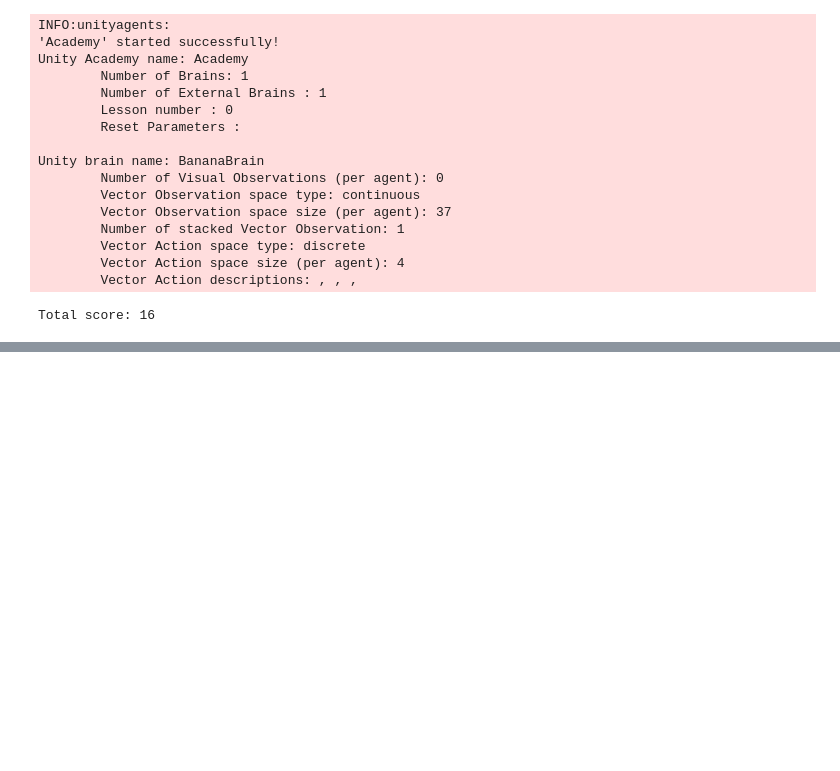
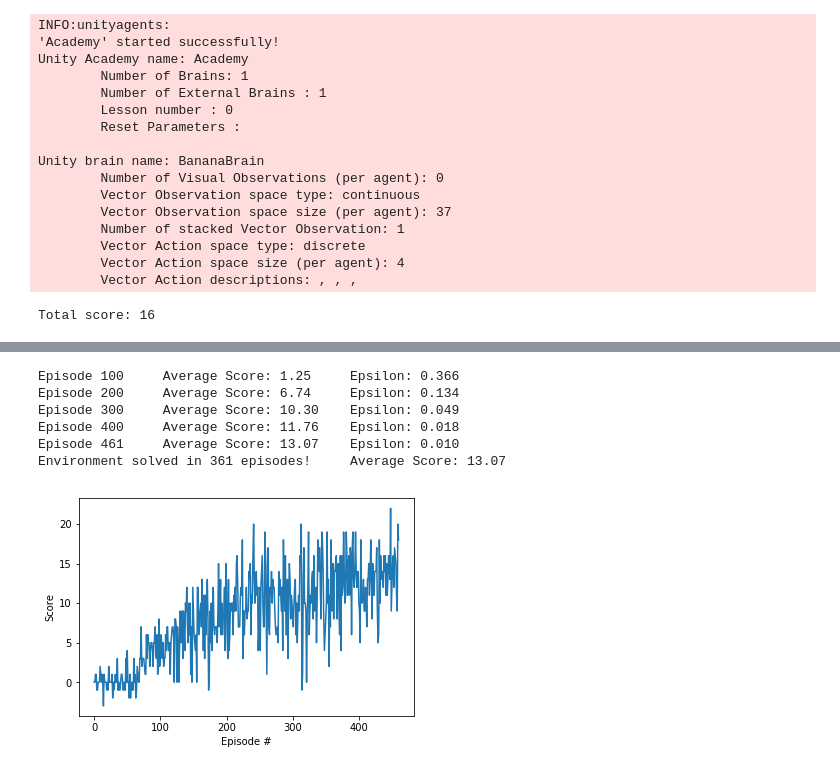
Before and after one commit to vaanxy/drlnd-p1-navigation, a Jupyter notebook: Navigation.ipynb, the cells around one changed output, grey strips where cells are left out. Drawn from its saved outputs; the diff is of its cells as text; code cells hidden in the pictures; blank space fills up the shorter version.

Commit message:
feat: implemented double dqn

```diff
--- a/Navigation.ipynb
+++ b/Navigation.ipynb
@@ -311,7 +321,7 @@ class Agent(object):
         for target_param, local_param in zip(target_model.parameters(), local_model.parameters()):
             target_param.data.copy_(tau*local_param.data + (1.0-tau)*target_param.data)
 # %%
-agent = Agent(state_size=state_size, action_size=action_size, seed=0, hidden_layer_sizes=[128, 64, 32])
+dqn_agent = DQNAgent(state_size=state_size, action_size=action_size, seed=0, hidden_layer_sizes=[128, 64, 32])
 # %% [output]
 Local Netwrok:
 DQNetwork(
@@ -332,7 +342,7 @@ DQNetwork(
   (output): Linear(in_features=32, out_features=4, bias=True)
 )
 # %%
-def dqn(n_episodes=600, max_t=1000, eps_start=1.0, eps_end=0.01, eps_decay=0.99):
+def dqn(agent, n_episodes=600, max_t=1000, eps_start=1.0, eps_end=0.01, eps_decay=0.99, checkpoint_name="checkpoint.pth"):
     """Deep Q-Learning.
 
     Params
@@ -372,9 +382,6 @@ def dqn(n_episodes=600, max_t=1000, eps_start=1.0, eps_end=0.01, eps_decay=0.99)
             print('\rEpisode {}\tAverage Score: {:.2f}\tEpsilon: {:.3f}'.format(i_episode, np.mean(scores_window), eps))
         if np.mean(scores_window)>=13.0:
             print('\nEnvironment solved in {:d} episodes!\tAverage Score: {:.2f}'.format(i_episode-100, np.mean(scores_window)))
-            torch.save(agent.network_local.state_dict(), 'checkpoint.pth')
+            torch.save(agent.network_local.state_dict(), checkpoint_name)
             break
     return scores
-
-env = UnityEnvironment(file_name="Banana.app")
-scores = dqn()
@@ -461,0 +543,3 @@ env.close()
+# %%
+double_dqn_agent = DoubleDQNAgent(state_size=state_size, action_size=action_size, seed=0, hidden_layer_sizes=[128, 64, 32])
+env = UnityEnvironment(file_name="Banana.app")
@@ -461,0 +581,9 @@ env.close()
+# %%
+scores = dqn(double_dqn_agent, checkpoint_name="double-dqn-checkpoint.pth")
+# %% [output]
+Episode 100     Average Score: 1.25     Epsilon: 0.366
+Episode 200     Average Score: 6.74     Epsilon: 0.134
+Episode 300     Average Score: 10.30    Epsilon: 0.049
+Episode 400     Average Score: 11.76    Epsilon: 0.018
+Episode 461     Average Score: 13.07    Epsilon: 0.010
+Environment solved in 361 episodes!     Average Score: 13.07
@@ -461,0 +592,10 @@ env.close()
+# %%
+# plot the scores
+fig = plt.figure()
+ax = fig.add_subplot(111)
+plt.plot(np.arange(len(scores)), scores)
+plt.ylabel('Score')
+plt.xlabel('Episode #')
+plt.show()
+# %% [output]
+[figure, added]
```
Also changed, not shown: parts of 9 cells of this notebook, 2 other files.
